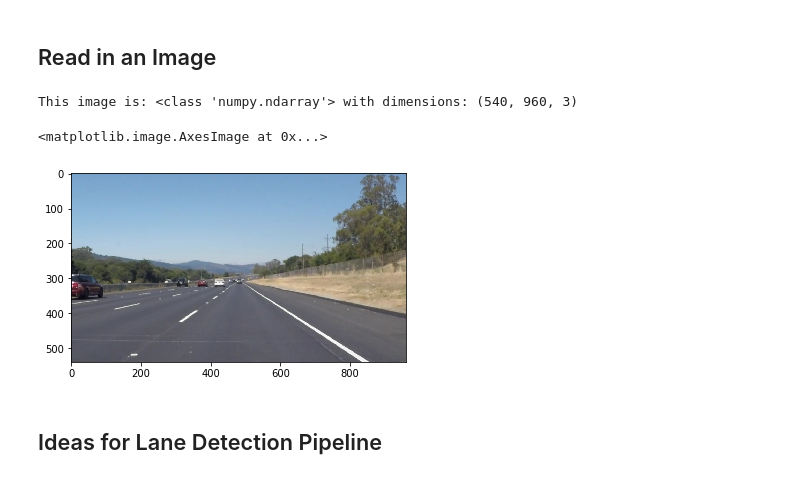
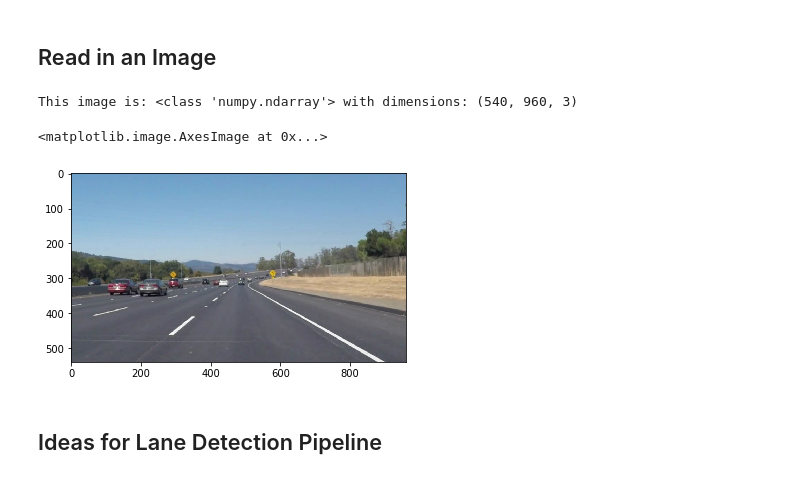
Before and after one commit to vinaytrivedi005/CarND-LaneLines-P1, a Jupyter notebook: P1.ipynb, the cells around one changed output. Drawn from its saved outputs; the diff is of its cells as text; code cells hidden in the pictures.

```diff
--- a/P1.ipynb
+++ b/P1.ipynb
@@ -51,15 +51,15 @@ import cv2
 ## Read in an Image
 # %%
 #reading in an image
-image = mpimg.imread('test_images/solidWhiteRight.jpg')
+image = mpimg.imread('test_images/solidWhiteCurve.jpg')
 
 #printing out some stats and plotting
 print('This image is:', type(image), 'with dimensions:', image.shape)
 plt.imshow(image)  # if you wanted to show a single color channel image called 'gray', for example, call as plt.imshow(gray, cmap='gray')
 # %% [output]
 This image is: <class 'numpy.ndarray'> with dimensions: (540, 960, 3)
 <matplotlib.image.AxesImage at 0x...>
-[figure, old version]
+[figure, new version]
 # %% [markdown]
 ## Ideas for Lane Detection Pipeline
 # %% [markdown]
```
Also changed, not shown: parts of 1 cell of this notebook, 1 other file.
